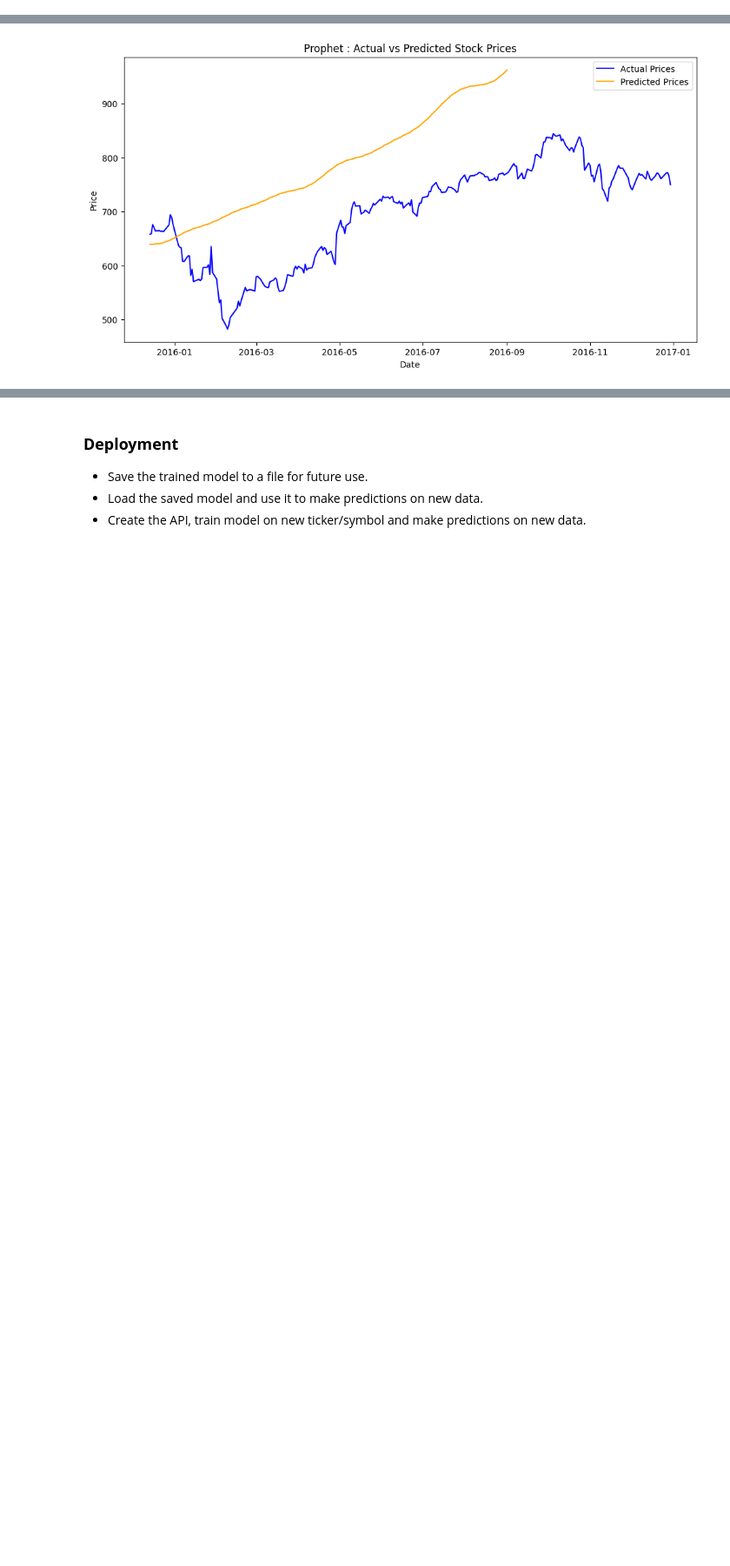
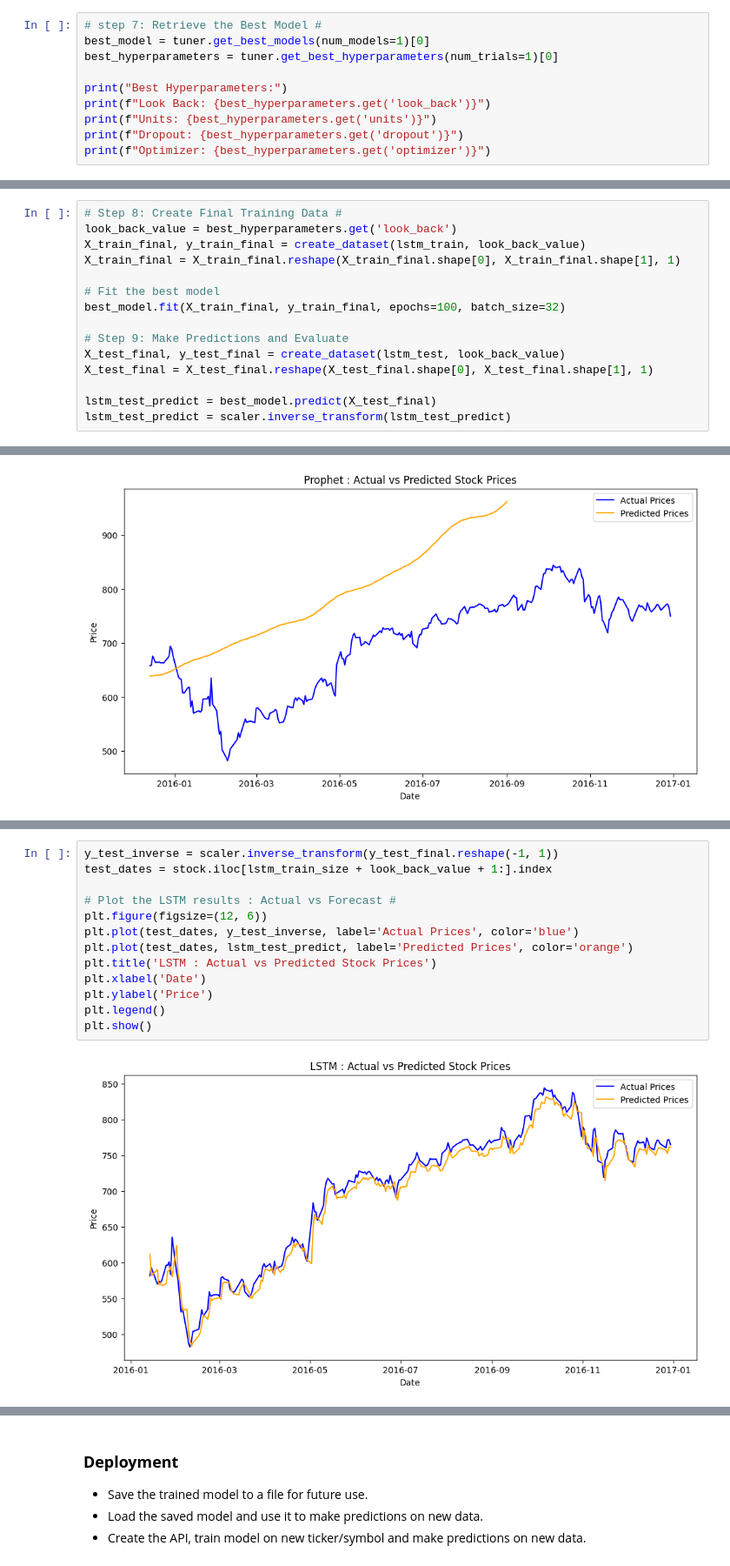
Before and after one commit to hardikszaveri/StockPriceForecasting, a Jupyter notebook: stock_price_forecasting.ipynb, the cells around one changed output, grey strips where cells are left out. Shown at 87% size. Saved outputs shown, nothing was run; the diff lists cells and outputs as text; blank space fills up the shorter version.

```diff
--- a/stock_price_forecasting.ipynb
+++ b/stock_price_forecasting.ipynb
@@ -775,0 +828,10 @@ INFO:cmdstanpy:Chain [1] done processing
+# %%
+# step 7: Retrieve the Best Model #
+best_model = tuner.get_best_models(num_models=1)[0]
+best_hyperparameters = tuner.get_best_hyperparameters(num_trials=1)[0]
+
+print("Best Hyperparameters:")
+print(f"Look Back: {best_hyperparameters.get('look_back')}")
+print(f"Units: {best_hyperparameters.get('units')}")
+print(f"Dropout: {best_hyperparameters.get('dropout')}")
+print(f"Optimizer: {best_hyperparameters.get('optimizer')}")
@@ -775,0 +844,15 @@ INFO:cmdstanpy:Chain [1] done processing
+# %%
+# Step 8: Create Final Training Data #
+look_back_value = best_hyperparameters.get('look_back')
+X_train_final, y_train_final = create_dataset(lstm_train, look_back_value)
+X_train_final = X_train_final.reshape(X_train_final.shape[0], X_train_final.shape[1], 1)
+
+# Fit the best model
+best_model.fit(X_train_final, y_train_final, epochs=100, batch_size=32)
+
+# Step 9: Make Predictions and Evaluate
+X_test_final, y_test_final = create_dataset(lstm_test, look_back_value)
+X_test_final = X_test_final.reshape(X_test_final.shape[0], X_test_final.shape[1], 1)
+
+lstm_test_predict = best_model.predict(X_test_final)
+lstm_test_predict = scaler.inverse_transform(lstm_test_predict)
@@ -978,0 +1111,15 @@ plt.show()
+# %%
+y_test_inverse = scaler.inverse_transform(y_test_final.reshape(-1, 1))
+test_dates = stock.iloc[lstm_train_size + look_back_value + 1:].index
+
+# Plot the LSTM results : Actual vs Forecast #
+plt.figure(figsize=(12, 6))
+plt.plot(test_dates, y_test_inverse, label='Actual Prices', color='blue')
+plt.plot(test_dates, lstm_test_predict, label='Predicted Prices', color='orange')
+plt.title('LSTM : Actual vs Predicted Stock Prices')
+plt.xlabel('Date')
+plt.ylabel('Price')
+plt.legend()
+plt.show()
+# %% [output]
+[figure, added]
```
Also changed, not shown: parts of 21 cells of this notebook.
